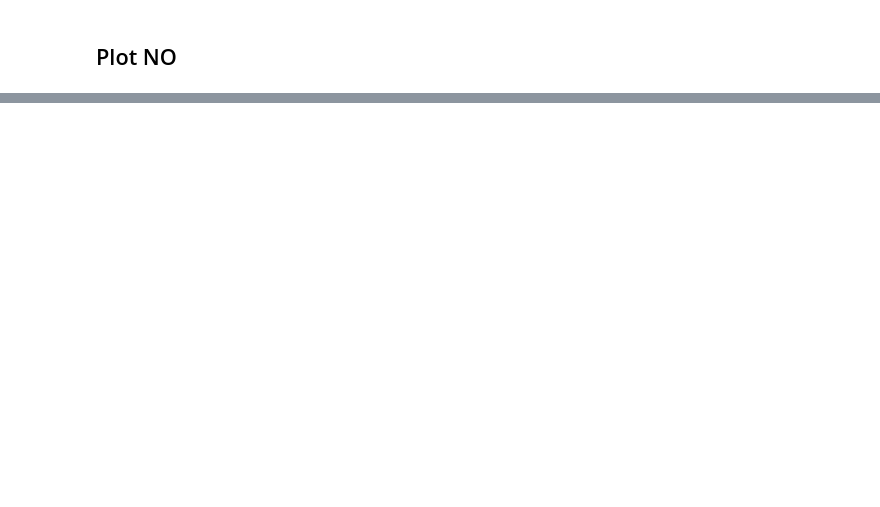
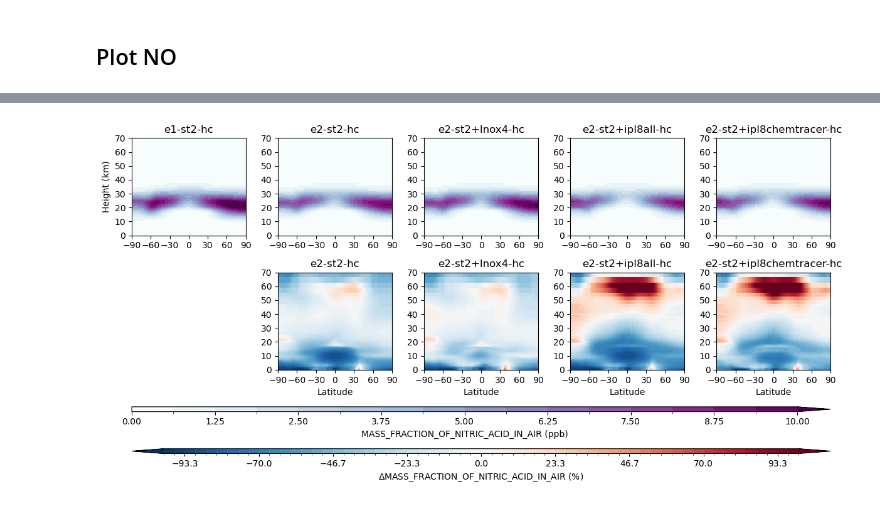
Before and after one commit to vichawans/group_python, a Jupyter notebook: informal/vs480/01_NOy-plot-zonal.ipynb, the cells around one changed output, grey strips where cells are left out. Saved outputs shown, nothing was run; the diff lists cells and outputs as text; code cells hidden in the pictures; blank space fills up the shorter version.

```diff
--- a/informal/vs480/01_NOy-plot-zonal.ipynb
+++ b/informal/vs480/01_NOy-plot-zonal.ipynb
@@ -347,0 +390,9 @@ fig, ax = plot_zonal_mean(
+# %%
+fig, ax = plot_zonal_mean(
+    zonal_mean_ppb=zonal_mean_ppb,
+    species="mass_fraction_of_nitric_acid_in_air",
+    vmax=10,
+    diff_vmax=100,
+)
+# %% [output]
+[figure, added]
```
Also changed, not shown: parts of 11 cells of this notebook, 2 other files.
